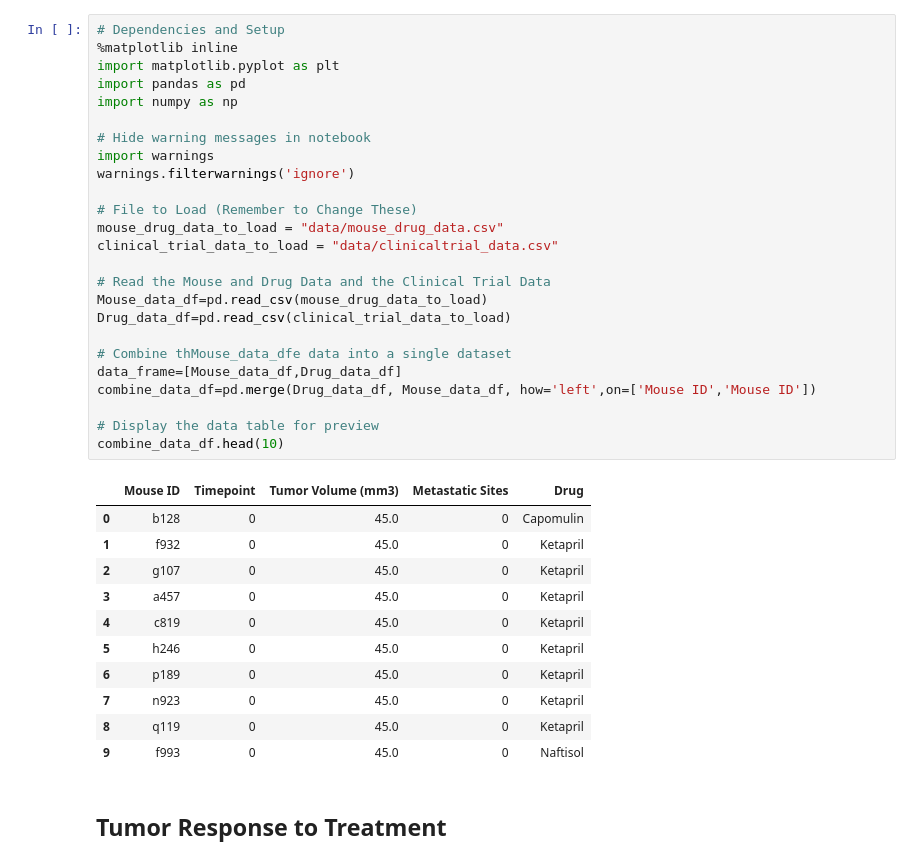
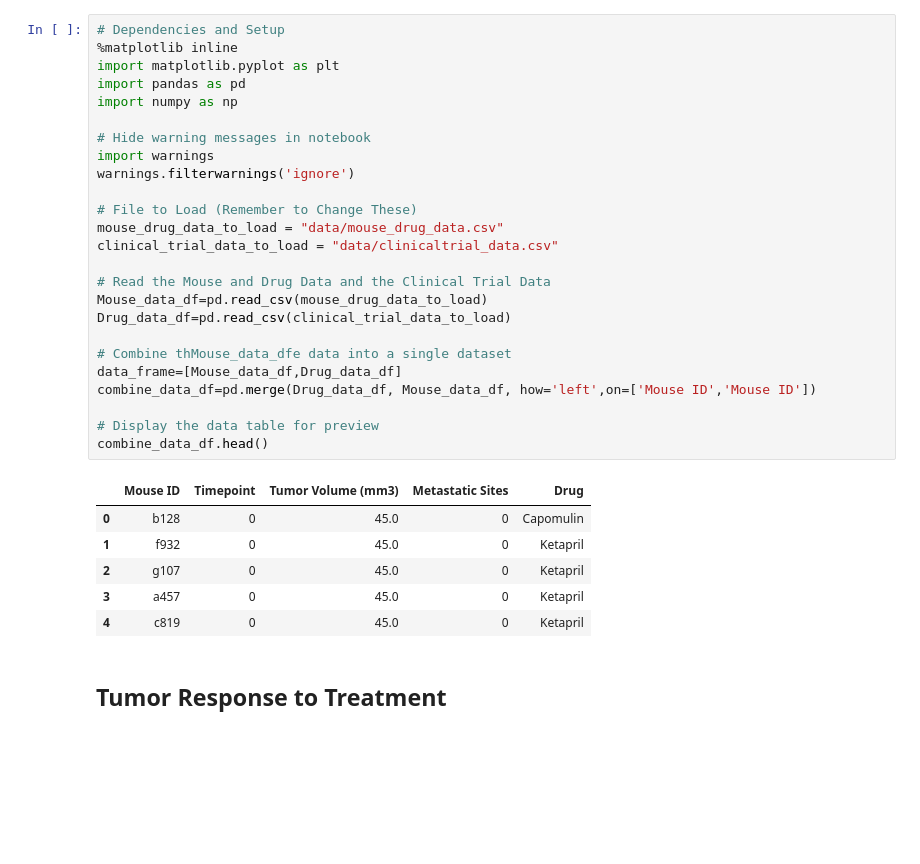
Before and after one commit to Shadi0ir/matplotlib-challenge, a Jupyter notebook: Pymaceuticals/pymaceuticals_starter.ipynb, the cells around one changed output. Cells and saved outputs as stored; diff of their text form; blank space fills up the shorter version.

```diff
--- a/Pymaceuticals/pymaceuticals_starter.ipynb
+++ b/Pymaceuticals/pymaceuticals_starter.ipynb
@@ -2,39 +2,34 @@
 # Dependencies and Setup
 %matplotlib inline
 import matplotlib.pyplot as plt
 import pandas as pd
 import numpy as np
 
 # Hide warning messages in notebook
 import warnings
 warnings.filterwarnings('ignore')
 
 # File to Load (Remember to Change These)
 mouse_drug_data_to_load = "data/mouse_drug_data.csv"
 clinical_trial_data_to_load = "data/clinicaltrial_data.csv"
 
 # Read the Mouse and Drug Data and the Clinical Trial Data
 Mouse_data_df=pd.read_csv(mouse_drug_data_to_load)
 Drug_data_df=pd.read_csv(clinical_trial_data_to_load)
 
 # Combine thMouse_data_dfe data into a single dataset
 data_frame=[Mouse_data_df,Drug_data_df]
 combine_data_df=pd.merge(Drug_data_df, Mouse_data_df, how='left',on=['Mouse ID','Mouse ID'])
 
 # Display the data table for preview
-combine_data_df.head(10)
+combine_data_df.head()
 # %% [output]
 |  | Mouse ID | Timepoint | Tumor Volume (mm3) | Metastatic Sites | Drug |
 | 0 | b128 | 0 | 45.0 | 0 | Capomulin |
 | 1 | f932 | 0 | 45.0 | 0 | Ketapril |
 | 2 | g107 | 0 | 45.0 | 0 | Ketapril |
 | 3 | a457 | 0 | 45.0 | 0 | Ketapril |
 | 4 | c819 | 0 | 45.0 | 0 | Ketapril |
-| 5 | h246 | 0 | 45.0 | 0 | Ketapril |
-| 6 | p189 | 0 | 45.0 | 0 | Ketapril |
-| 7 | n923 | 0 | 45.0 | 0 | Ketapril |
-| 8 | q119 | 0 | 45.0 | 0 | Ketapril |
-| 9 | f993 | 0 | 45.0 | 0 | Naftisol |
 # %% [markdown]
 ## Tumor Response to Treatment
 # %%
```
Also changed, not shown: parts of 4 cells of this notebook, 2 other files.
